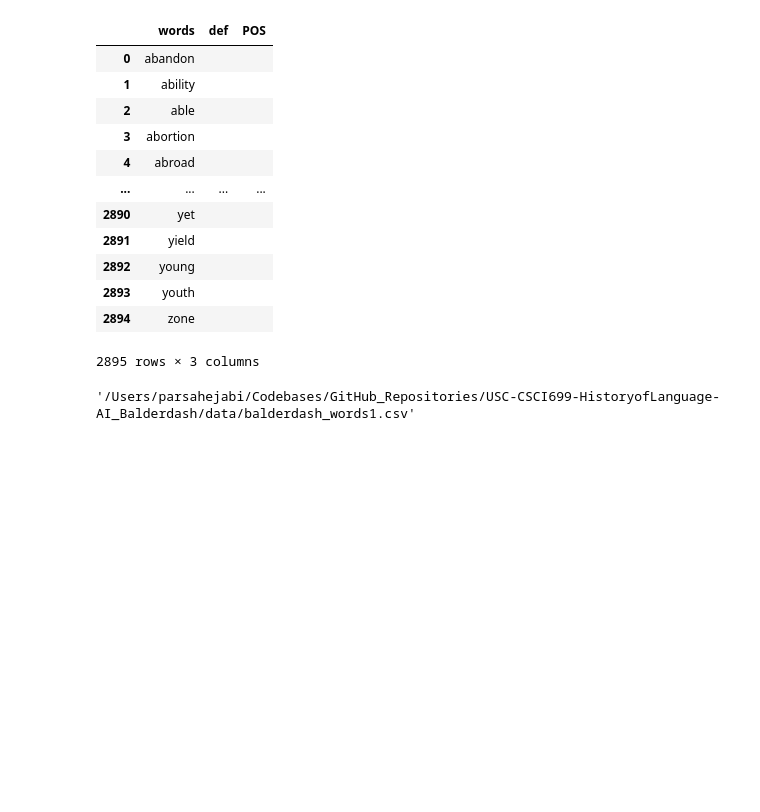
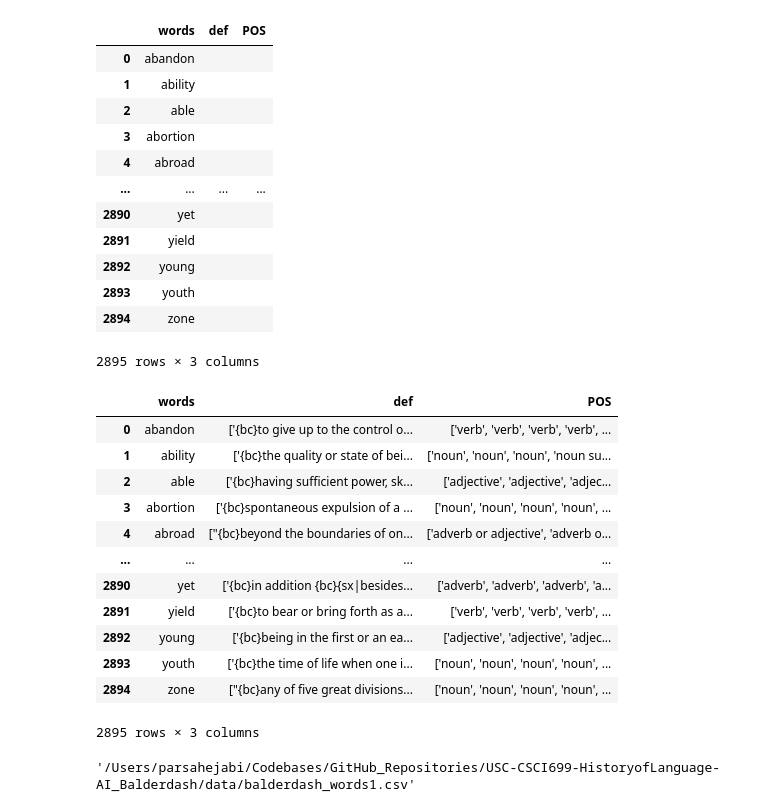
Before and after one commit to ParsaHejabi/Simulation-Framework-for-Multi-Agent-Balderdash, a Jupyter notebook: create_dataset.ipynb, the cells around one changed output. Drawn from its saved outputs; the diff is of its cells as text; code cells hidden in the pictures; blank space fills up the shorter version.

```diff
--- a/create_dataset.ipynb
+++ b/create_dataset.ipynb
@@ -18,7 +25,0 @@ tqdm.pandas()
-# %%
-# Read lines of data/basic_english_words.txt and put the words into a list
-with open('data/basic_english_words.txt') as f:
-    words = f.readlines()
-    words = [word.strip() for word in words]
-
-words
@@ -95,0 +213,36 @@ df
+# %%
+# Assume df is your DataFrame and it has a column named 'words'
+progress_bar = tqdm(df.iterrows(), total=df.shape[0])
+
+for index, row in progress_bar:
+    word = row["words"]
+    api_key = os.getenv("DICTIONARY_API_KEY")
+    definition_pos_pairs = get_word_definition_and_pos(word, api_key)
+    if definition_pos_pairs:
+        # Separate definitions and POSs
+        definitions = [pair[0] for pair in definition_pos_pairs]
+        poss = [pair[1] for pair in definition_pos_pairs if pair[1] is not None]
+        # make string version of definitions and POSs
+        df.at[index, "def"] = definitions.__str__()
+        df.at[index, "POS"] = poss.__str__()
+    else:
+        # Update progress bar to show the word was not found
+        progress_bar.set_postfix({"word": word, "status": "not found"})
+        df.at[index, "def"] = -1  # Use None or a specific string if -1 is not appropriate
+        df.at[index, "POS"] = -1  # Same as above
+
+df
+# %% [output]
+|  | words | def | POS |
+| 0 | abandon | ['{bc}to give up to the control o... | ['verb', 'verb', 'verb', 'verb', ... |
+| 1 | ability | ['{bc}the quality or state of bei... | ['noun', 'noun', 'noun', 'noun su... |
+| 2 | able | ['{bc}having sufficient power, sk... | ['adjective', 'adjective', 'adjec... |
+| 3 | abortion | ['{bc}spontaneous expulsion of a ... | ['noun', 'noun', 'noun', 'noun', ... |
+| 4 | abroad | ["{bc}beyond the boundaries of on... | ['adverb or adjective', 'adverb o... |
+| ... | ... | ... | ... |
+| 2890 | yet | ['{bc}in addition {bc}{sx|besides... | ['adverb', 'adverb', 'adverb', 'a... |
+| 2891 | yield | ['{bc}to bear or bring forth as a... | ['verb', 'verb', 'verb', 'verb', ... |
+| 2892 | young | ['{bc}being in the first or an ea... | ['adjective', 'adjective', 'adjec... |
+| 2893 | youth | ['{bc}the time of life when one i... | ['noun', 'noun', 'noun', 'noun', ... |
+| 2894 | zone | ["{bc}any of five great divisions... | ['noun', 'noun', 'noun', 'noun', ... |
+2895 rows × 3 columns
```
Also changed, not shown: parts of 18 cells of this notebook, 8 other files.
